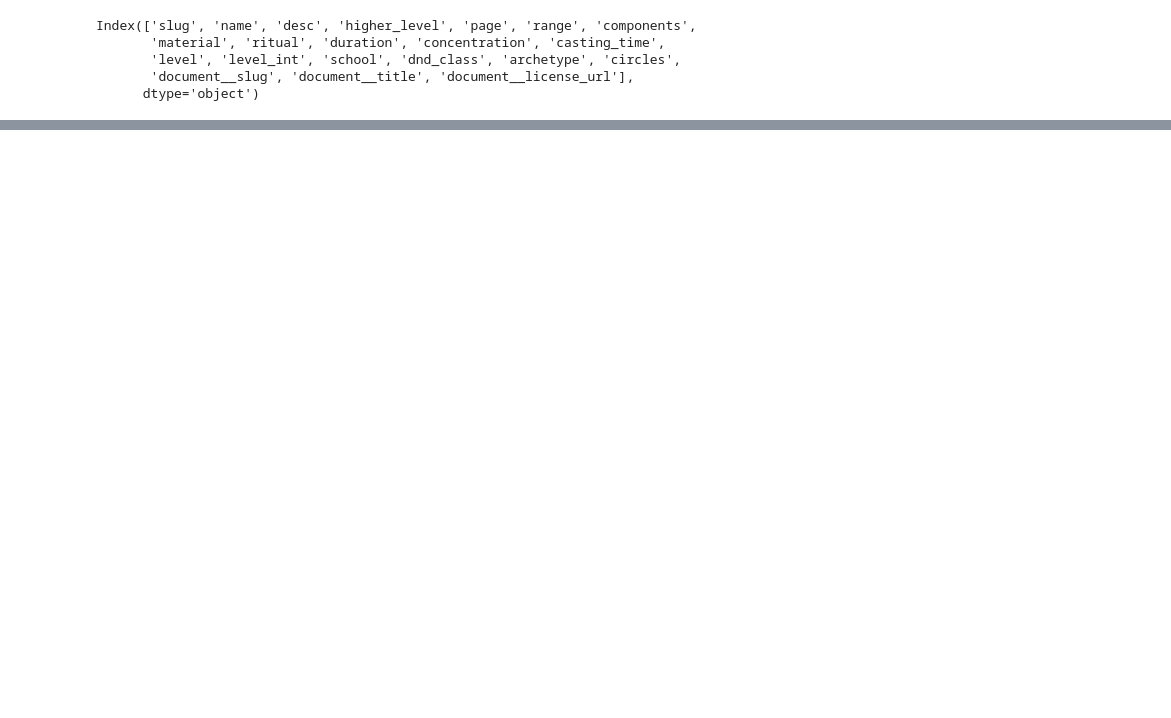
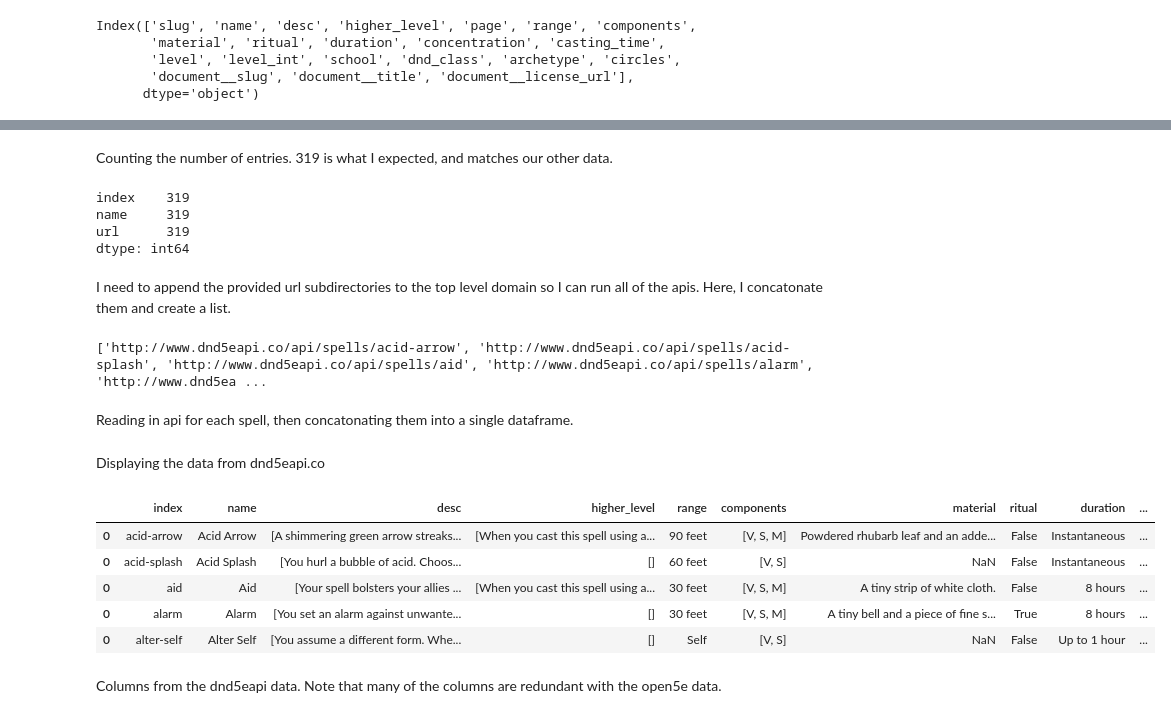
Before and after one commit to AdamSCohen/dnd_analysis, a Jupyter notebook: main.ipynb, the cells around one changed output, grey strips where cells are left out. Cells and saved outputs as stored; diff of their text form; code cells hidden in the pictures; blank space fills up the shorter version.

Commit message:
Read in dnd5eapi

```diff
--- a/main.ipynb
+++ b/main.ipynb
@@ -99,0 +129,5 @@ open5e.head()
+# %%
+r = requests.get('http://www.dnd5eapi.co/api/spells')
+b = r.json()['results']
+url_list = pd.DataFrame(data=b)
+url_list.head()
@@ -99,0 +141,46 @@ open5e.head()
+# %% [markdown]
+Counting the number of entries. 319 is what I expected, and matches our other data.
+# %%
+url_list.count()
+# %% [output]
+index    319
+name     319
+url      319
+dtype: int64
+# %% [markdown]
+I need to append the provided url subdirectories to the top level domain so I can run all of the apis. Here, I concatonate them and create a list.
+# %%
+spells_url = []
+
+for url in url_list["url"]:
+    spells_url.append('http://www.dnd5eapi.co' + url)
+
+print(spells_url[0:5])
+# %% [output]
+['http://www.dnd5eapi.co/api/spells/acid-arrow', 'http://www.dnd5eapi.co/api/spells/acid-splash', 'http://www.dnd5eapi.co/api/spells/aid', 'http://www.dnd5eapi.co/api/spells/alarm', 'http://www.dnd5ea ...
+# %% [markdown]
+Reading in api for each spell, then concatonating them into a single dataframe.
+# %%
+full = []
+
+for i in spells_url:
+    data = requests.get(i)
+    data_json = data.json()
+    data_normal = pd.json_normalize(data_json)
+    full.append(data_normal)
+
+
+dnd5eapi = pd.concat(full)
+# %% [markdown]
+Displaying the data from dnd5eapi.co
+# %%
+dnd5eapi.head()
+# %% [output]
+|  | index | name | desc | higher_level | range | components | material | ritual | duration | ... |
+| 0 | acid-arrow | Acid Arrow | [A shimmering green arrow streaks... | [When you cast this spell using a... | 90 feet | [V, S, M] | Powdered rhubarb leaf and an adde... | False | Instantaneous | ... |
+| 0 | acid-splash | Acid Splash | [You hurl a bubble of acid. Choos... | [] | 60 feet | [V, S] | NaN | False | Instantaneous | ... |
+| 0 | aid | Aid | [Your spell bolsters your allies ... | [When you cast this spell using a... | 30 feet | [V, S, M] | A tiny strip of white cloth. | False | 8 hours | ... |
+| 0 | alarm | Alarm | [You set an alarm against unwante... | [] | 30 feet | [V, S, M] | A tiny bell and a piece of fine s... | True | 8 hours | ... |
+| 0 | alter-self | Alter Self | [You assume a different form. Whe... | [] | Self | [V, S] | NaN | False | Up to 1 hour | ... |
+# %% [markdown]
+Columns from the dnd5eapi data. Note that many of the columns are redundant with the open5e data.
```
Also changed, not shown: parts of 19 cells of this notebook.
